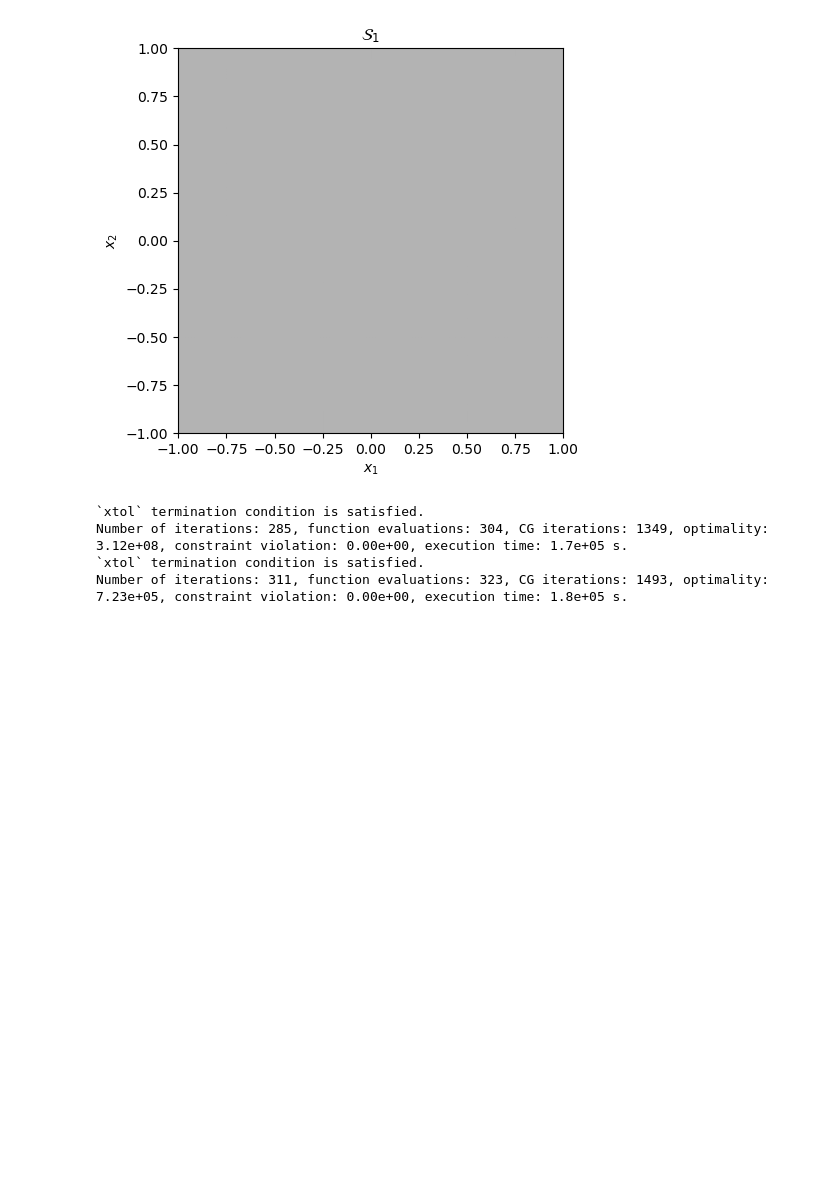
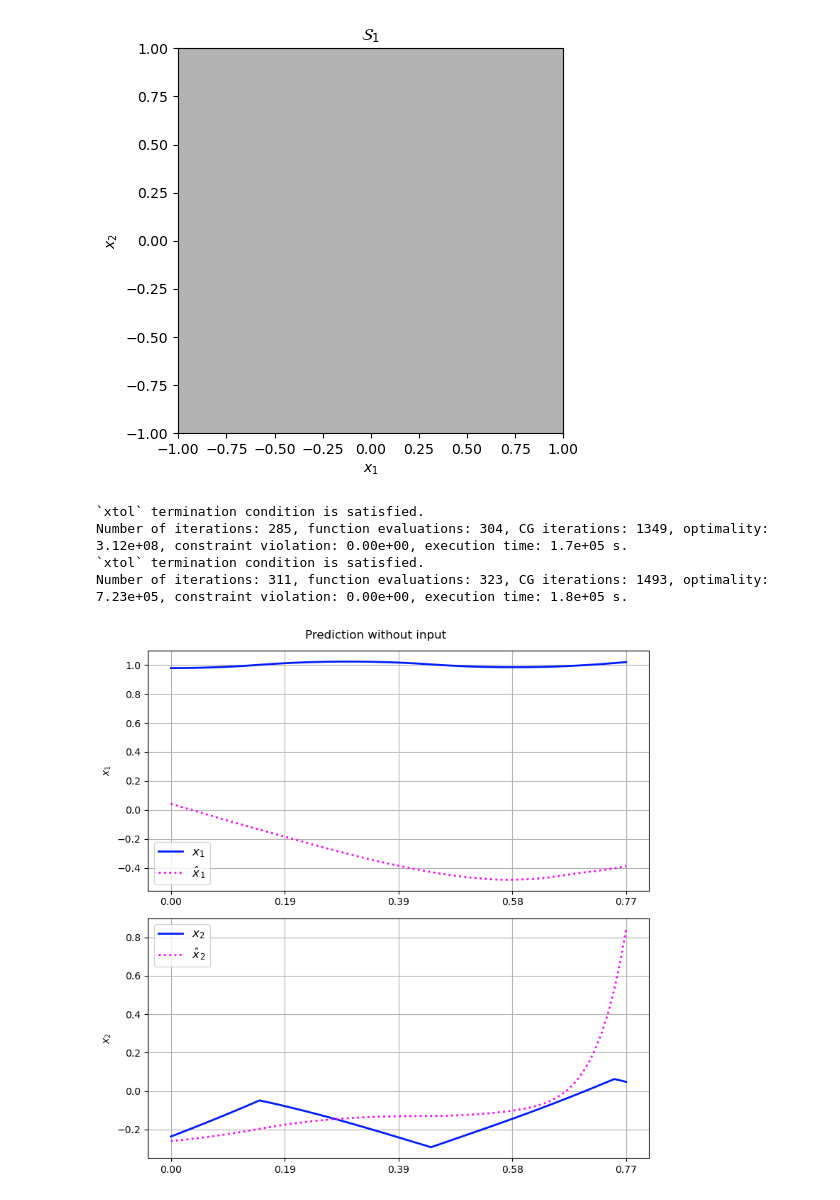
Before and after one commit to zanubiadp/LPV-Koopman-modeling-and-control, a Jupyter notebook: main.ipynb, the cells around one changed output. Drawn from its saved outputs; the diff is of its cells as text; code cells hidden in the pictures; blank space fills up the shorter version.

```diff
--- a/main.ipynb
+++ b/main.ipynb
@@ -342,7 +342,7 @@ Number of iterations: 311, function evaluations: 323, CG iterations: 1493, optim
 phi_vals, phi_hat = compute_eigenf_adaptive(lambdas, Traj_t, data_uncontrolled)
 liftingFunction = lambda x: lifting_function(np.asarray(x, dtype=float).reshape(-1, 1), phi_hat)
 # %%
-# Simulation for prediction inspection
+# Make new plots here as needed...
 PREDICT_SINGLE_TRAJ = True
 u_dt = lambda k: (-1.0) ** (round(k / 30))
 
@@ -372,7 +372,7 @@ if PREDICT_SINGLE_TRAJ:
         title_string = "Prediction with input"
 
     Npred = int(Tpred / dt_pred)
-    kmax = 5
+    kmax = 1
 
     for kk in range(kmax):
         x_initial = x0_fcn(kk)
@@ -380,6 +380,11 @@ if PREDICT_SINGLE_TRAJ:
         # so pass the complete state vector (the input component is 0 for
         # the initial condition here).
         z0 = liftingFunction(x_initial).reshape(-1)
+        z0 = np.asarray(z0)
+        if z0.ndim == 2 and z0.shape[1] == 1:
+            z0 = z0.ravel()
+        else:
+            z0 = z0.reshape(-1)
 
         # Xtrue stores the full augmented nonlinear trajectory; X_gra holds
         # the predicted physical states recovered from the Koopman model
@@ -411,43 +416,47 @@ if PREDICT_SINGLE_TRAJ:
             ii += 1
 
         time_ticks = np.linspace(0, ii - 1, 5)
-        fig_pred, axes = plt.subplots(3, 1, figsize=(8, 8))
+        if CHECK_ON_TRAINING:
+            fig_pred, axes = plt.subplots(2, 1, figsize=(8, 8))
+        else:
+            fig_pred, axes = plt.subplots(3, 1, figsize=(8, 8))
 
         axes[0].plot(Xtrue[0, :ii], linewidth=2, color="#001BFF", label=r"$x_1$")
         axes[0].plot(X_gra[0, :ii], linewidth=2, linestyle=":", color="magenta", label=r"$\hat x_1$")
         axes[0].legend(fontsize=12)
         axes[0].grid(True)
         axes[0].set_xticks(time_ticks)
         axes[0].set_xticklabels([f"{t*dt_pred:.2f}" for t in time_ticks])
         axes[0].set_ylabel(r"$x_1$")
 
         axes[1].plot(Xtrue[1, :ii], linewidth=2, color="#001BFF", label=r"$x_2$")
         axes[1].plot(X_gra[1, :ii], linewidth=2, linestyle=":", color="magenta", label=r"$\hat x_2$")
         axes[1].legend(fontsize=12)
         axes[1].grid(True)
         axes[1].set_xticks(time_ticks)
         axes[1].set_xticklabels([f"{t*dt_pred:.2f}" for t in time_ticks])
         axes[1].set_ylabel(r"$x_2$")
 
-        axes[2].plot(Utrue[:ii], linewidth=2, color="#001BFF", label=r"$u$")
-        axes[2].grid(True)
-        axes[2].set_xticks(time_ticks)
-        axes[2].set_xticklabels([f"{t*dt_pred:.2f}" for t in time_ticks])
-        axes[2].set_xlabel("time [s]")
-        axes[2].set_ylabel(r"$u$")
+        if not CHECK_ON_TRAINING:
+            axes[2].plot(Utrue[:ii], linewidth=2, color="#001BFF", label=r"$u$")
+            axes[2].grid(True)
+            axes[2].set_xticks(time_ticks)
+            axes[2].set_xticklabels([f"{t*dt_pred:.2f}" for t in time_ticks])
+            axes[2].set_xlabel("time [s]")
+            axes[2].set_ylabel(r"$u$")
 
         fig_pred.suptitle(title_string)
         plt.tight_layout()
 
         # persist prediction figure to disk so it can be reviewed later
         try:
             fig_pred.savefig(f"prediction_{kk}.png", dpi=150)
         except Exception:
             pass
 
-        # Show all figures and block until closed so plots are visible when
-        # running the script from a terminal.
-        plt.show()
+plt.show()
+# %% [output]
+[figure, added]
 # %%
 # Save all interesting objects so replaying plots doesn't require
 # re-running the learning stage.
```
Also changed, not shown: parts of 2 cells of this notebook.
